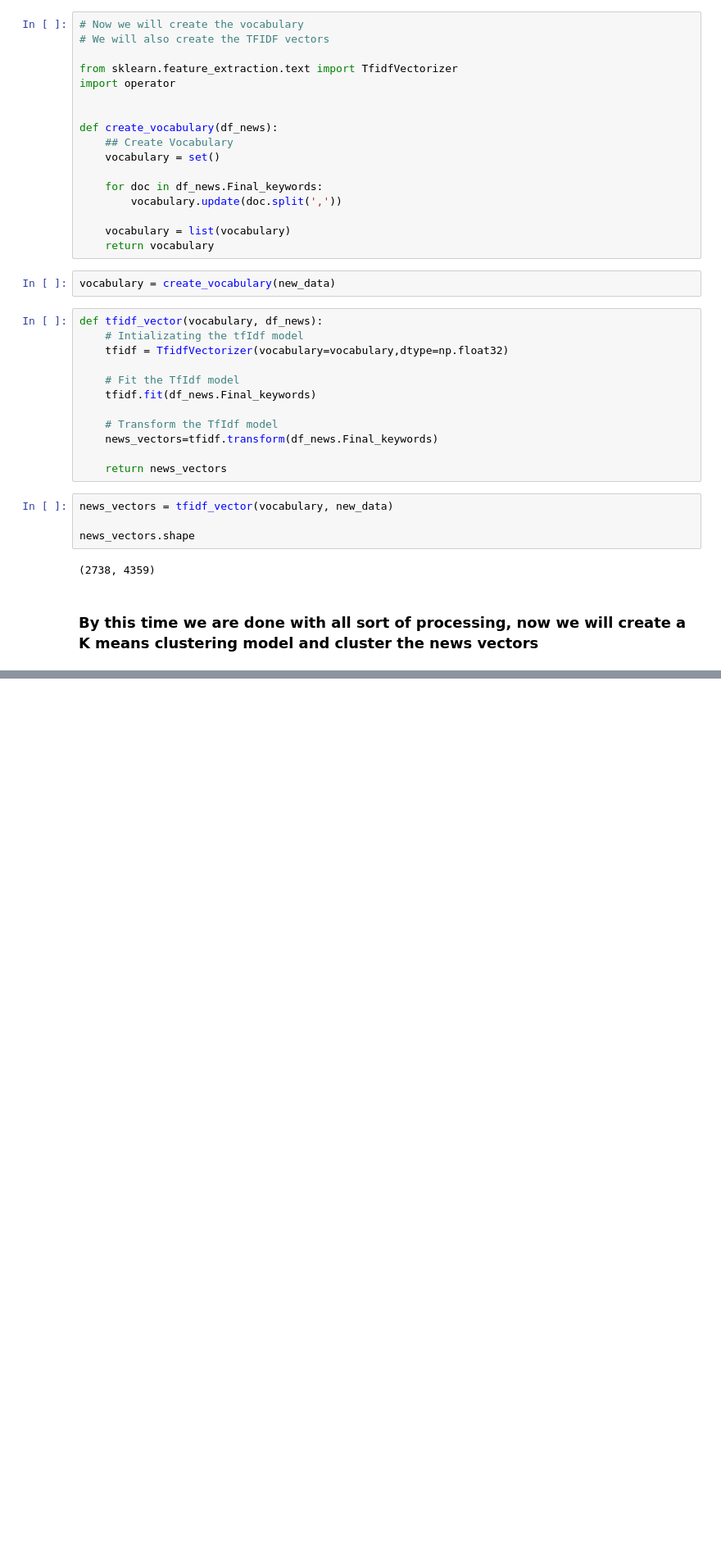
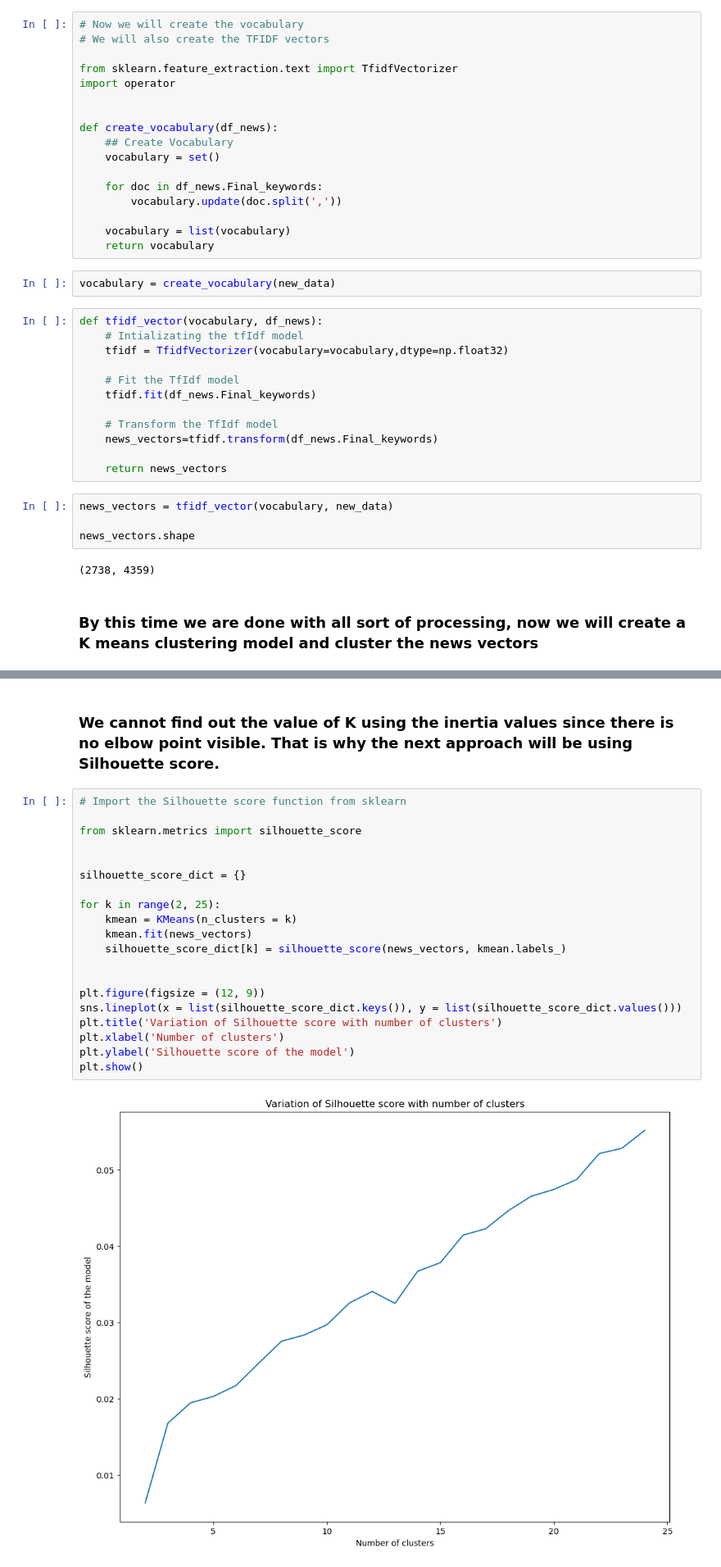
Before and after one commit to ap539813/Stock-Price-Prediction-using-Stock-Price-and-News-Data, a Jupyter notebook: Project.ipynb, the cells around one changed output, grey strips where cells are left out. Shown at 82% size. Cells and saved outputs as stored; diff of their text form; blank space fills up the shorter version.

```diff
--- a/Project.ipynb
+++ b/Project.ipynb
@@ -446,0 +424,24 @@ plt.show()
+# %% [markdown]
+### We cannot find out the value of K using the inertia values since there is no elbow point visible. That is why the next approach will be using Silhouette score.
+# %%
+# Import the Silhouette score function from sklearn
+
+from sklearn.metrics import silhouette_score
+
+
+silhouette_score_dict = {}
+
+for k in range(2, 25):
+    kmean = KMeans(n_clusters = k)
+    kmean.fit(news_vectors)
+    silhouette_score_dict[k] = silhouette_score(news_vectors, kmean.labels_)
+
+
+plt.figure(figsize = (12, 9))
+sns.lineplot(x = list(silhouette_score_dict.keys()), y = list(silhouette_score_dict.values()))
+plt.title('Variation of Silhouette score with number of clusters')
+plt.xlabel('Number of clusters')
+plt.ylabel('Silhouette score of the model')
+plt.show()
+# %% [output]
+[figure, added]
```
Also changed, not shown: parts of 9 cells of this notebook.
